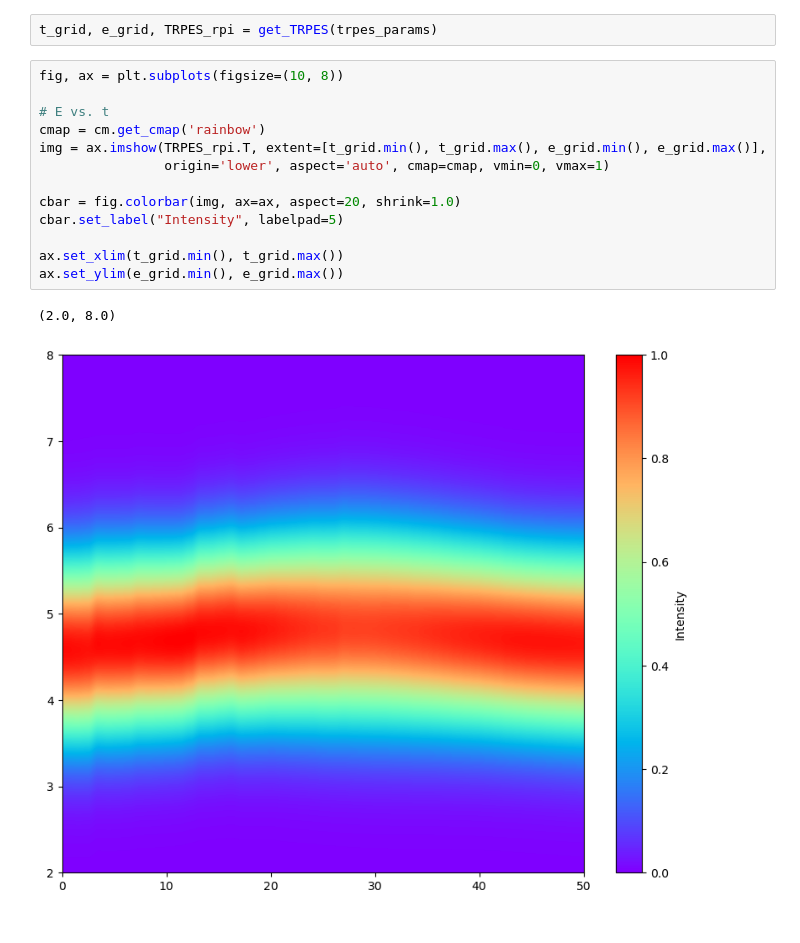
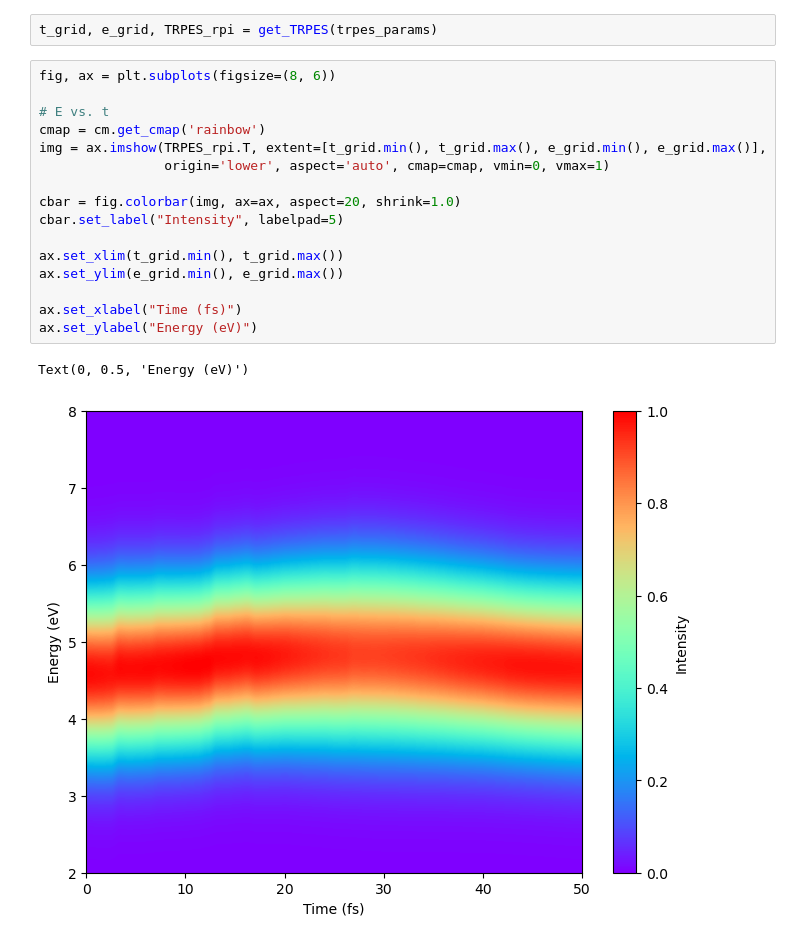
Before and after one commit to YuchenWang2015/Tutorials_Libra, a Jupyter notebook: 6_dynamics/2_nbra_workflows/20_step5_sum_rpi/tutorial.ipynb, the cells around one changed output. Cells and saved outputs as stored; diff of their text form.

Commit message:
Adjust the plot settings

```diff
--- a/6_dynamics/2_nbra_workflows/20_step5_sum_rpi/tutorial.ipynb
+++ b/6_dynamics/2_nbra_workflows/20_step5_sum_rpi/tutorial.ipynb
@@ -261,18 +261,21 @@ trpes_params = {'path_to_save_Hvibs': os.getcwd() + '/../8_step3/1_DFT/res-mb-sd
 # %%
 t_grid, e_grid, TRPES_rpi = get_TRPES(trpes_params)
 # %%
-fig, ax = plt.subplots(figsize=(10, 8))
+fig, ax = plt.subplots(figsize=(8, 6))
 
 # E vs. t
 cmap = cm.get_cmap('rainbow')
 img = ax.imshow(TRPES_rpi.T, extent=[t_grid.min(), t_grid.max(), e_grid.min(), e_grid.max()],
                 origin='lower', aspect='auto', cmap=cmap, vmin=0, vmax=1)
 
 cbar = fig.colorbar(img, ax=ax, aspect=20, shrink=1.0)
 cbar.set_label("Intensity", labelpad=5)
 
 ax.set_xlim(t_grid.min(), t_grid.max())
 ax.set_ylim(e_grid.min(), e_grid.max())
+
+ax.set_xlabel("Time (fs)")
+ax.set_ylabel("Energy (eV)")
 # %% [output]
-(2.0, 8.0)
+Text(0, 0.5, 'Energy (eV)')
-[figure, old version]
+[figure, new version]
```
Also changed, not shown: parts of 3 cells of this notebook.
